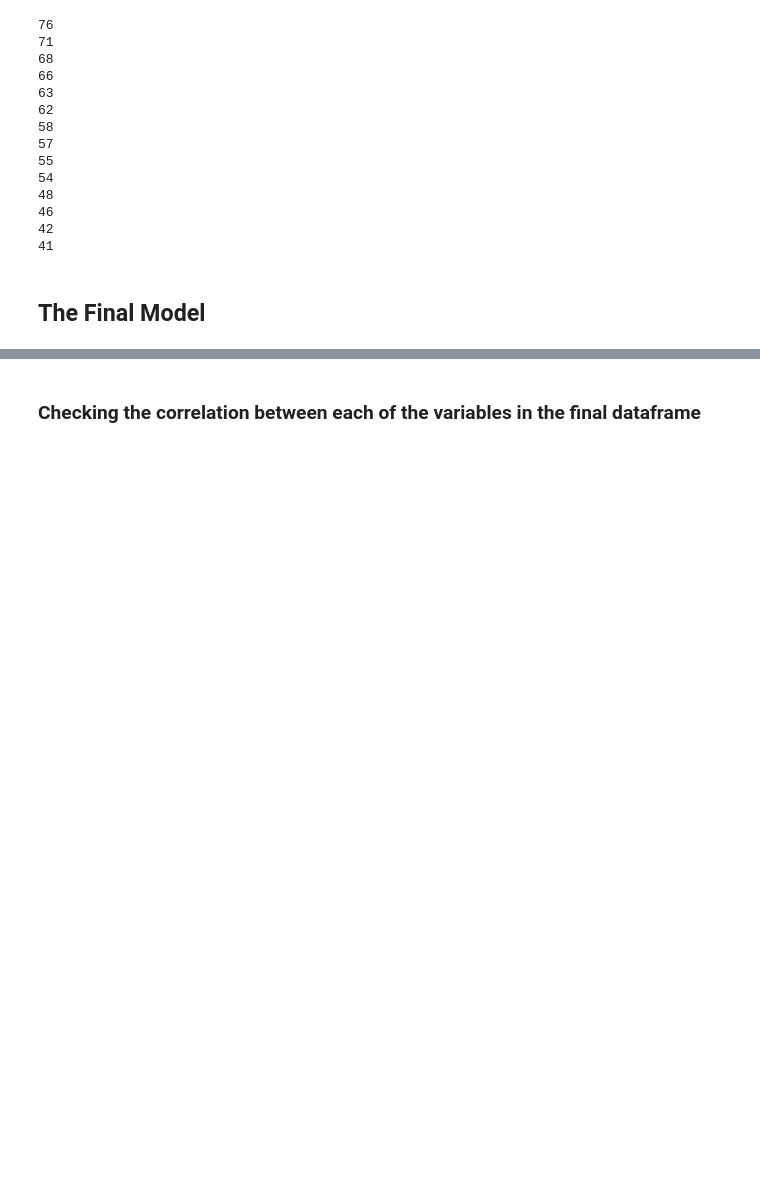
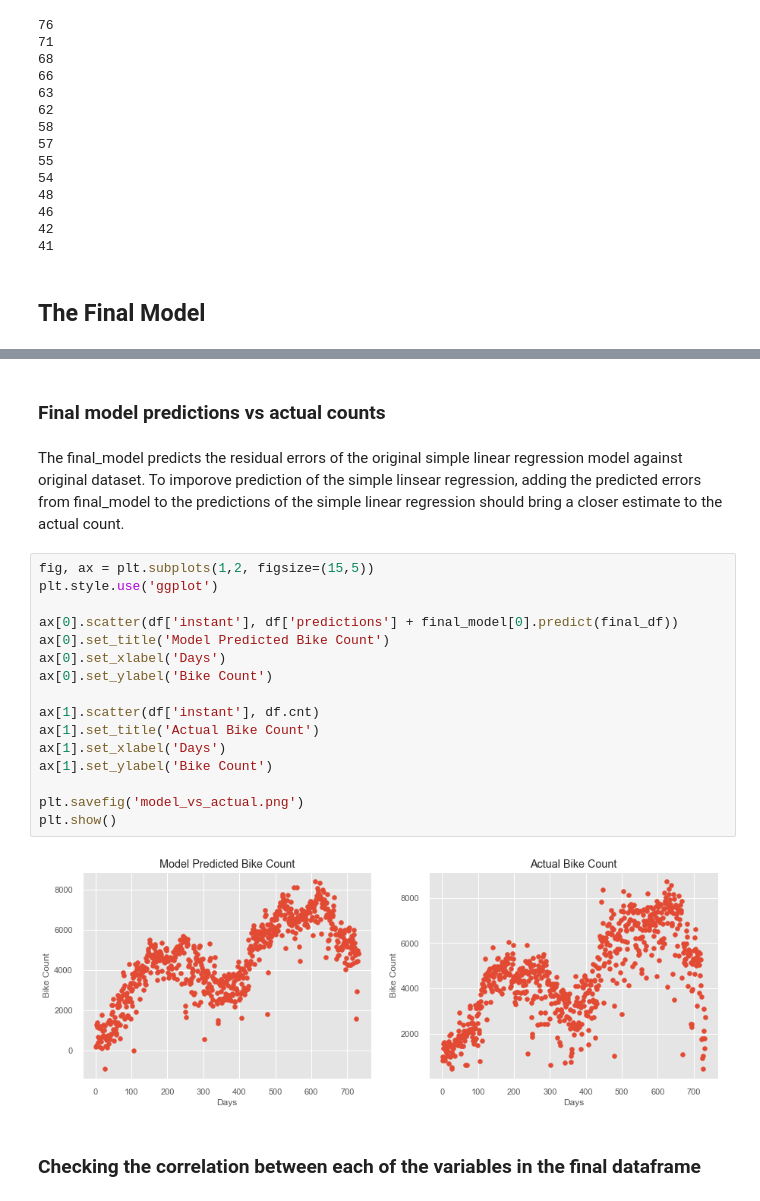
Before and after one commit to pauly51994/Bike_predictor, a Jupyter notebook: Bike-Sharing-Dataset/Model_creation.ipynb, the cells around one changed output, grey strips where cells are left out. Drawn from its saved outputs; the diff is of its cells as text; blank space fills up the shorter version.

```diff
--- a/Bike-Sharing-Dataset/Model_creation.ipynb
+++ b/Bike-Sharing-Dataset/Model_creation.ipynb
@@ -194,6 +194,28 @@ Warnings:
 [1] Standard Errors assume that the covariance matrix of the errors is correctly specified.
 [2] The smallest eigenvalue is 1.34e-29. This might indicate that there are
 strong multicollinearity problems or that the design matrix is singular.
+# %% [markdown]
+### Final model predictions vs actual counts
+# %% [markdown]
+The final_model predicts the residual errors of the original simple linear regression model against original dataset. To imporove prediction of the simple linsear regression, adding the predicted errors from final_model to the predictions of the simple linear regression should bring a closer estimate to the actual count.
+# %%
+fig, ax = plt.subplots(1,2, figsize=(15,5))
+plt.style.use('ggplot')
+
+ax[0].scatter(df['instant'], df['predictions'] + final_model[0].predict(final_df))
+ax[0].set_title('Model Predicted Bike Count')
+ax[0].set_xlabel('Days')
+ax[0].set_ylabel('Bike Count')
+
+ax[1].scatter(df['instant'], df.cnt)
+ax[1].set_title('Actual Bike Count')
+ax[1].set_xlabel('Days')
+ax[1].set_ylabel('Bike Count')
+
+plt.savefig('model_vs_actual.png')
+plt.show()
+# %% [output]
+[figure, added]
 # %% [markdown]
 ### Checking the correlation between each of the variables in the final dataframe
 # %%
```
Also changed, not shown: parts of 4 cells of this notebook, 2 other files.
